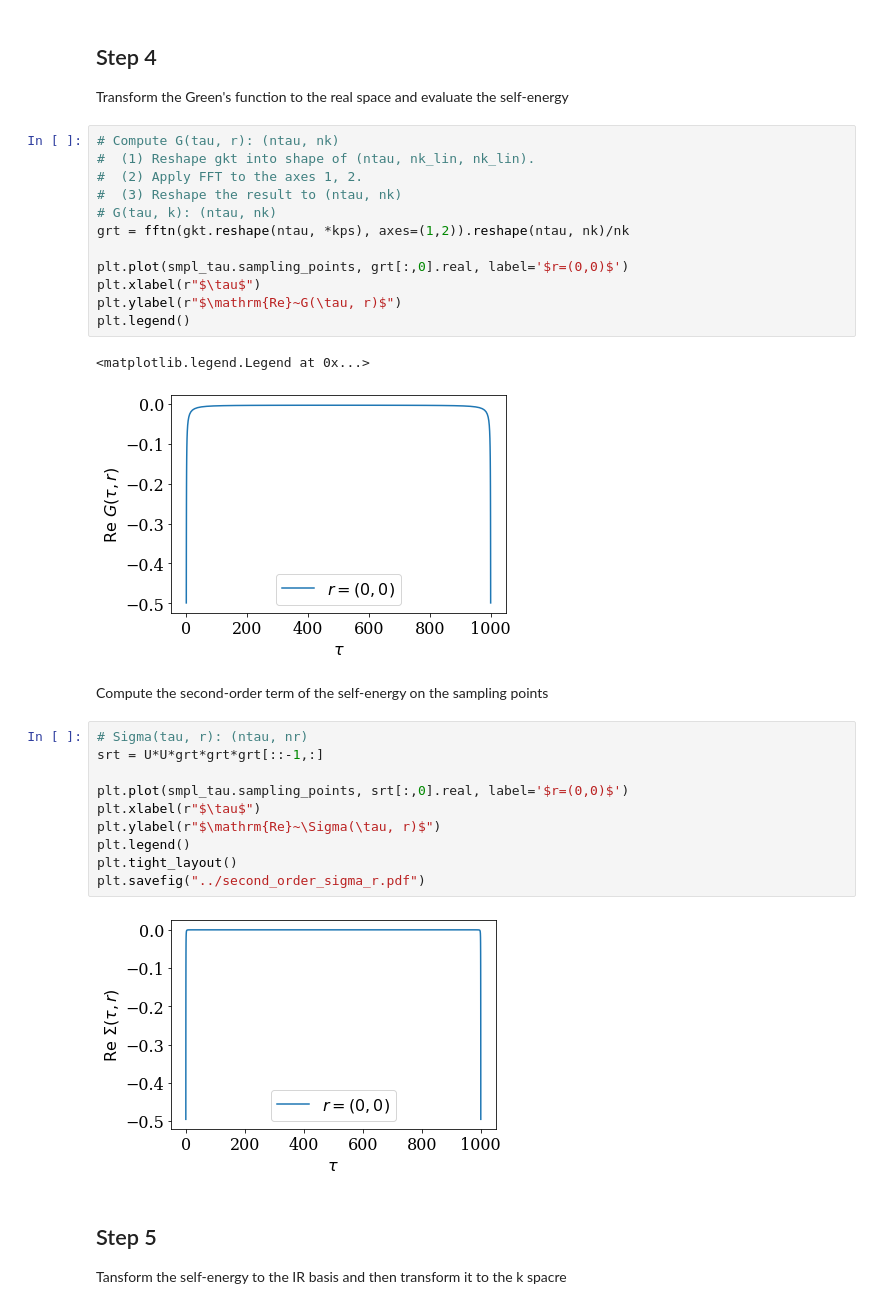
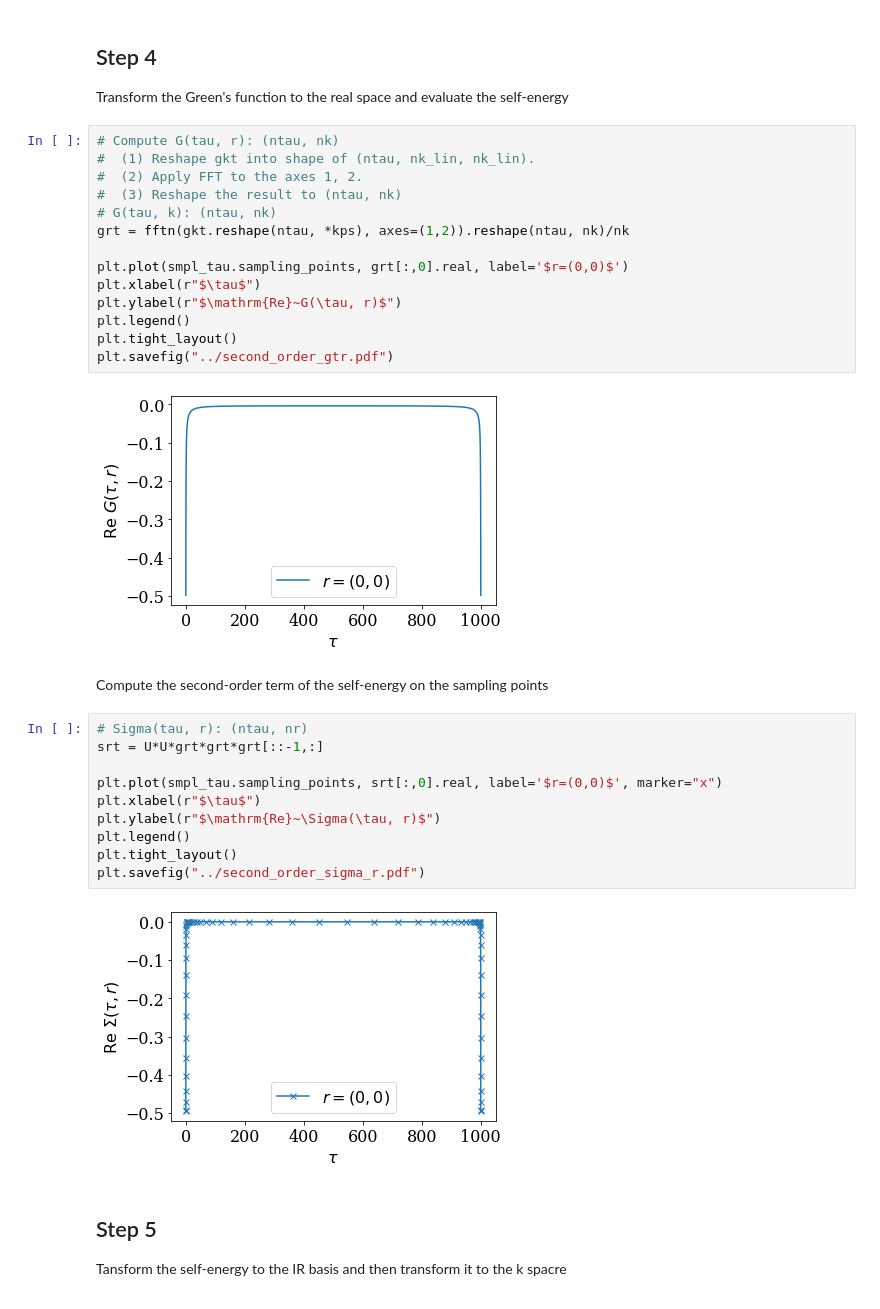
Before and after one commit to shinaoka/numerical_recipes_many_body_physics, a Jupyter notebook: python/section8.ipynb, the cells around one changed output. Drawn from its saved outputs; the diff is of its cells as text.

```diff
--- a/python/section8.ipynb
+++ b/python/section8.ipynb
@@ -114,23 +111,24 @@ plt.plot(smpl_tau.sampling_points, grt[:,0].real, label='$r=(0,0)$')
 plt.xlabel(r"$\tau$")
 plt.ylabel(r"$\mathrm{Re}~G(\tau, r)$")
 plt.legend()
+plt.tight_layout()
+plt.savefig("../second_order_gtr.pdf")
 # %% [output]
-<matplotlib.legend.Legend at 0x...>
-[figure, old version]
+[figure, new version]
 # %% [markdown]
 Compute the second-order term of the self-energy on the sampling points
 # %%
 # Sigma(tau, r): (ntau, nr)
 srt = U*U*grt*grt*grt[::-1,:]
 
-plt.plot(smpl_tau.sampling_points, srt[:,0].real, label='$r=(0,0)$')
+plt.plot(smpl_tau.sampling_points, srt[:,0].real, label='$r=(0,0)$', marker="x")
 plt.xlabel(r"$\tau$")
 plt.ylabel(r"$\mathrm{Re}~\Sigma(\tau, r)$")
 plt.legend()
 plt.tight_layout()
 plt.savefig("../second_order_sigma_r.pdf")
 # %% [output]
-[figure, old version]
+[figure, new version]
 # %% [markdown]
 ## Step 5
 Tansform the self-energy to the IR basis and then transform it to the k spacre
```
Also changed, not shown: parts of 7 cells of this notebook, 10 other files.
